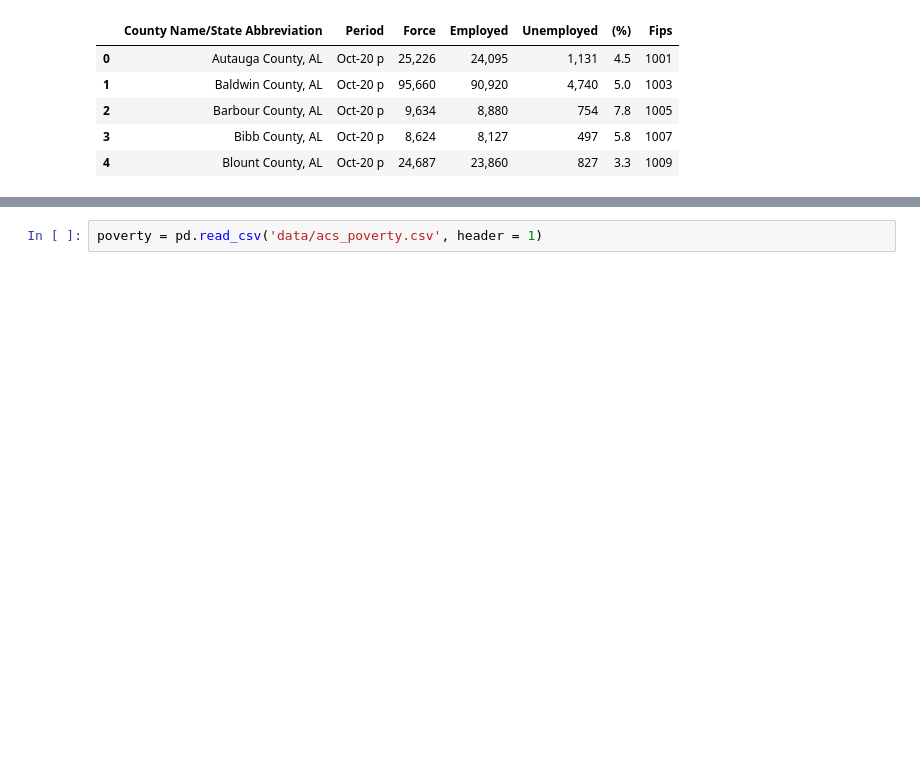
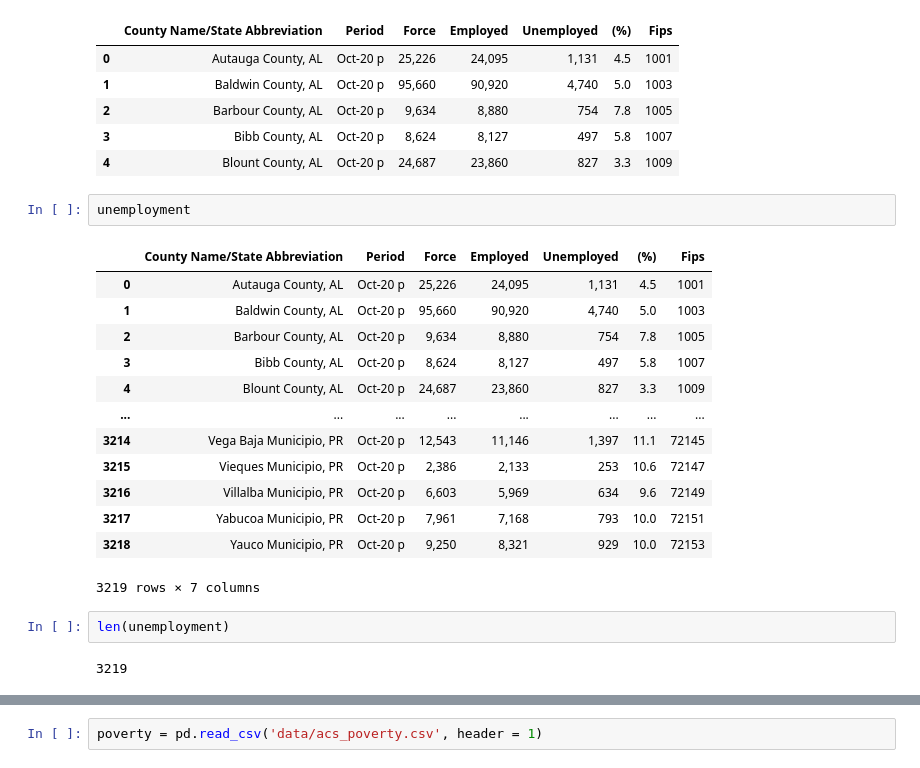
Before and after one commit to eweed001/ORIE-4741-Project, a Jupyter notebook: data_collection_cleaning2020.ipynb, the cells around one changed output, grey strips where cells are left out. Cells and saved outputs as stored; diff of their text form; blank space fills up the shorter version.

```diff
--- a/data_collection_cleaning2020.ipynb
+++ b/data_collection_cleaning2020.ipynb
@@ -346,3 +423,23 @@ unemployment.head()
 | 2 | Barbour County, AL | Oct-20 p | 9,634 | 8,880 | 754 | 7.8 | 1005 |
 | 3 | Bibb County, AL | Oct-20 p | 8,624 | 8,127 | 497 | 5.8 | 1007 |
 | 4 | Blount County, AL | Oct-20 p | 24,687 | 23,860 | 827 | 3.3 | 1009 |
+# %%
+unemployment
+# %% [output]
+|  | County Name/State Abbreviation | Period | Force | Employed | Unemployed | (%) | Fips |
+| 0 | Autauga County, AL | Oct-20 p | 25,226 | 24,095 | 1,131 | 4.5 | 1001 |
+| 1 | Baldwin County, AL | Oct-20 p | 95,660 | 90,920 | 4,740 | 5.0 | 1003 |
+| 2 | Barbour County, AL | Oct-20 p | 9,634 | 8,880 | 754 | 7.8 | 1005 |
+| 3 | Bibb County, AL | Oct-20 p | 8,624 | 8,127 | 497 | 5.8 | 1007 |
+| 4 | Blount County, AL | Oct-20 p | 24,687 | 23,860 | 827 | 3.3 | 1009 |
+| ... | ... | ... | ... | ... | ... | ... | ... |
+| 3214 | Vega Baja Municipio, PR | Oct-20 p | 12,543 | 11,146 | 1,397 | 11.1 | 72145 |
+| 3215 | Vieques Municipio, PR | Oct-20 p | 2,386 | 2,133 | 253 | 10.6 | 72147 |
+| 3216 | Villalba Municipio, PR | Oct-20 p | 6,603 | 5,969 | 634 | 9.6 | 72149 |
+| 3217 | Yabucoa Municipio, PR | Oct-20 p | 7,961 | 7,168 | 793 | 10.0 | 72151 |
+| 3218 | Yauco Municipio, PR | Oct-20 p | 9,250 | 8,321 | 929 | 10.0 | 72153 |
+3219 rows × 7 columns
+# %%
+len(unemployment)
+# %% [output]
+3219
```
Also changed, not shown: parts of 21 cells of this notebook.
